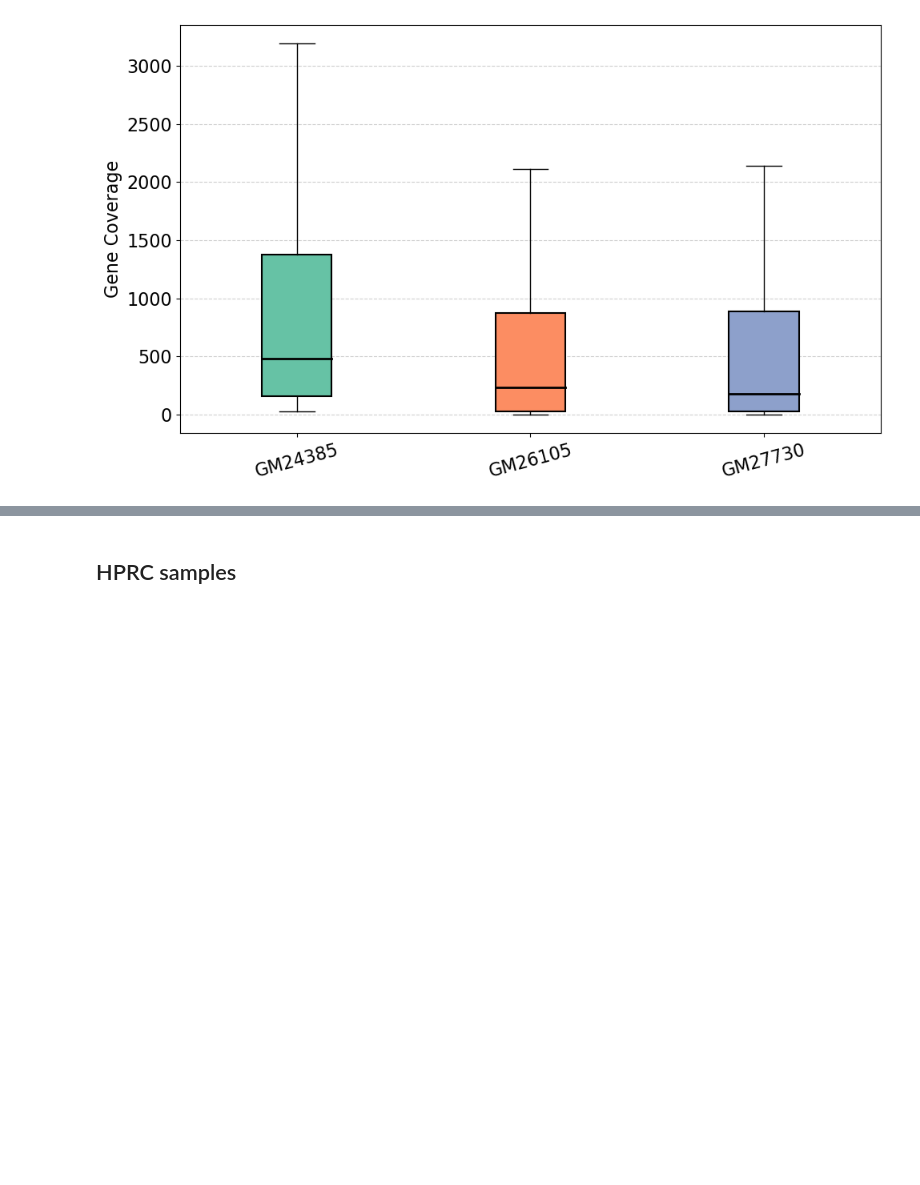
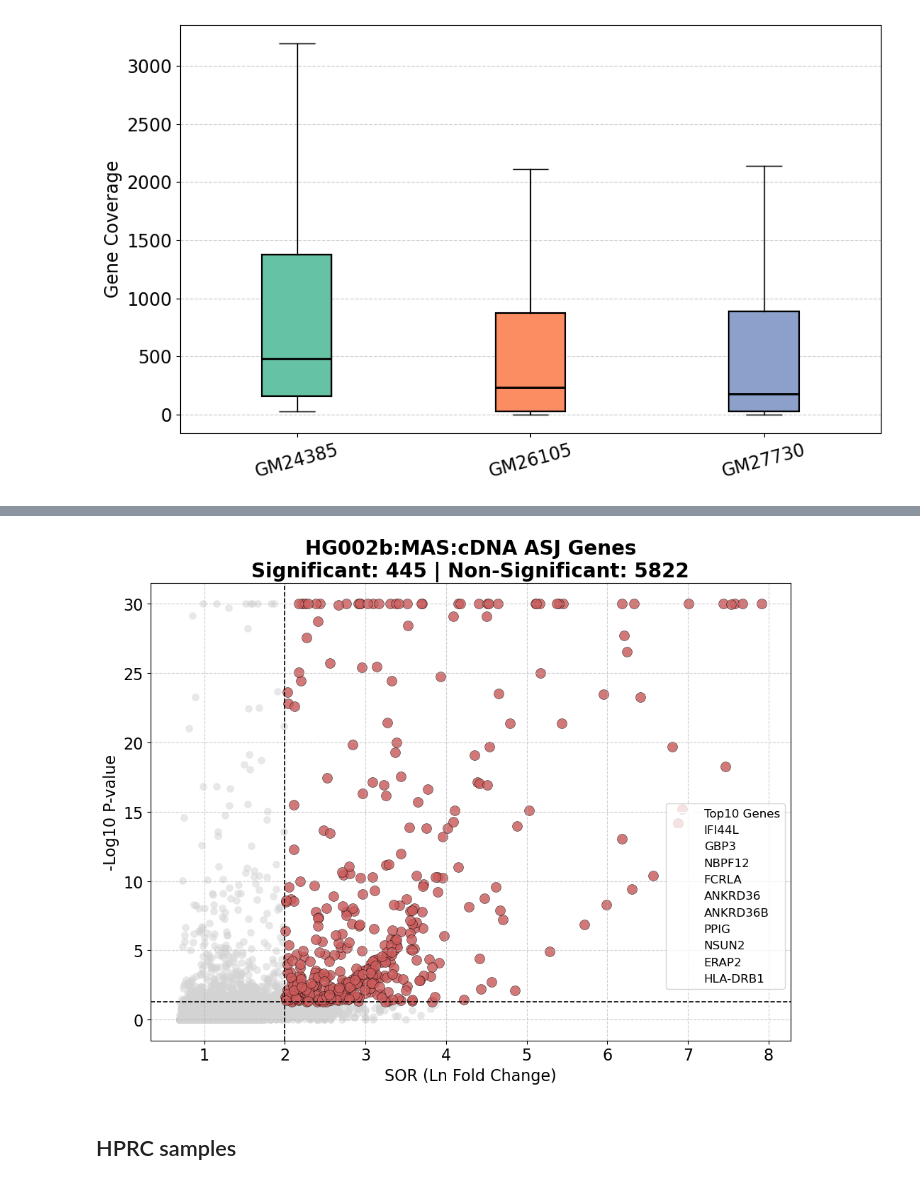
Before and after one commit to huangnengCSU/longcallR_scripts, a Jupyter notebook: manuscript_figures_tables.ipynb, the cells around one changed output, grey strips where cells are left out. Saved outputs shown, nothing was run; the diff lists cells and outputs as text; code cells hidden in the pictures; blank space fills up the shorter version.

```diff
--- a/manuscript_figures_tables.ipynb
+++ b/manuscript_figures_tables.ipynb
@@ -916,3 +948,89 @@ plt.show()
+# %%
+import matplotlib.pyplot as plt
+
+plt.figure(figsize=(10, 8))
+
+# Plot non-significant points
+plt.scatter(
+    df1['Ln Fold Change'],
+    df1['-Log10 P-value'],
+    color="lightgrey",
+    label="Non-Significant",
+    alpha=0.5,
+    s=50,
+    linewidth=0.4
+)
+
+# Plot significant points
+plt.scatter(
+    df1[sig_mask_df1]['Ln Fold Change'],
+    df1[sig_mask_df1]['-Log10 P-value'],
+    color="indianred",
+    edgecolor="black",
+    label="Significant",
+    alpha=0.8,
+    s=100,
+    linewidth=0.4
+)
+
+# Add threshold lines
+plt.axhline(
+    y=neg_log10_pval_threshold,
+    color='black',
+    linestyle='--',
+    linewidth=1.2,
+    # label=f"P-value Threshold ({neg_log10_pval_threshold:.2f})"
+)
+plt.axvline(
+    x=fc_threshold,
+    color='black',
+    linestyle='--',
+    linewidth=1.2,
+    # label=f"Fold Change Threshold (+/- {fc_threshold:.2f})"
+)
+
+# Customize title and labels
+plt.title(
+    f"HG002b:MAS:cDNA ASJ Genes\n"
+    f"Significant: {sig_df1.shape[0]} | Non-Significant: {df1.shape[0] - sig_df1.shape[0]}",
+    fontsize=20,
+    fontweight='bold'
+)
+plt.xlabel("SOR (Ln Fold Change)", fontsize=16)
+plt.xticks(fontsize=16)
+plt.ylabel("-Log10 P-value", fontsize=16)
+plt.yticks(fontsize=16)
+
+# Add grid for better visualization
+plt.grid(True, linestyle='--', alpha=0.6)
+
+# Create custom legend
+legend_handles = [
+    # plt.Line2D([0], [0], marker='o', color='w', markerfacecolor='lightgrey', markersize=10, label='Non-significant'),
+    # plt.Line2D([0], [0], marker='o', color='w', markerfacecolor='red', markersize=10, label='Significant'),
+    plt.Line2D([0], [0], marker='o', color='w', markerfacecolor='red', markersize=0, label='Top10 Genes')
+] + [
+    plt.Line2D([0], [0], marker='o', color='w', markerfacecolor='red', markersize=0, label=gene)
+    for gene in top_sig_df1['#Gene_name'][:top_k]
+]
+
+plt.legend(
+    handles=legend_handles,
+    # title=f"Top {top_k} Genes",
+    fontsize=12,
+    title_fontsize=10,
+    loc='lower right',
+    bbox_to_anchor=(1, 0.1),
+    # frameon=False
+)
+
+# Optimize layout and save the plot
+plt.tight_layout()
+plt.savefig('Supp_fig1.svg')
+# plt.savefig('Supp_fig1.pdf')
+plt.show()
+# %% [output]
+[figure, added]
 # %% [markdown]
 ## HPRC samples
 # %%
```
Also changed, not shown: parts of 35 cells of this notebook.
